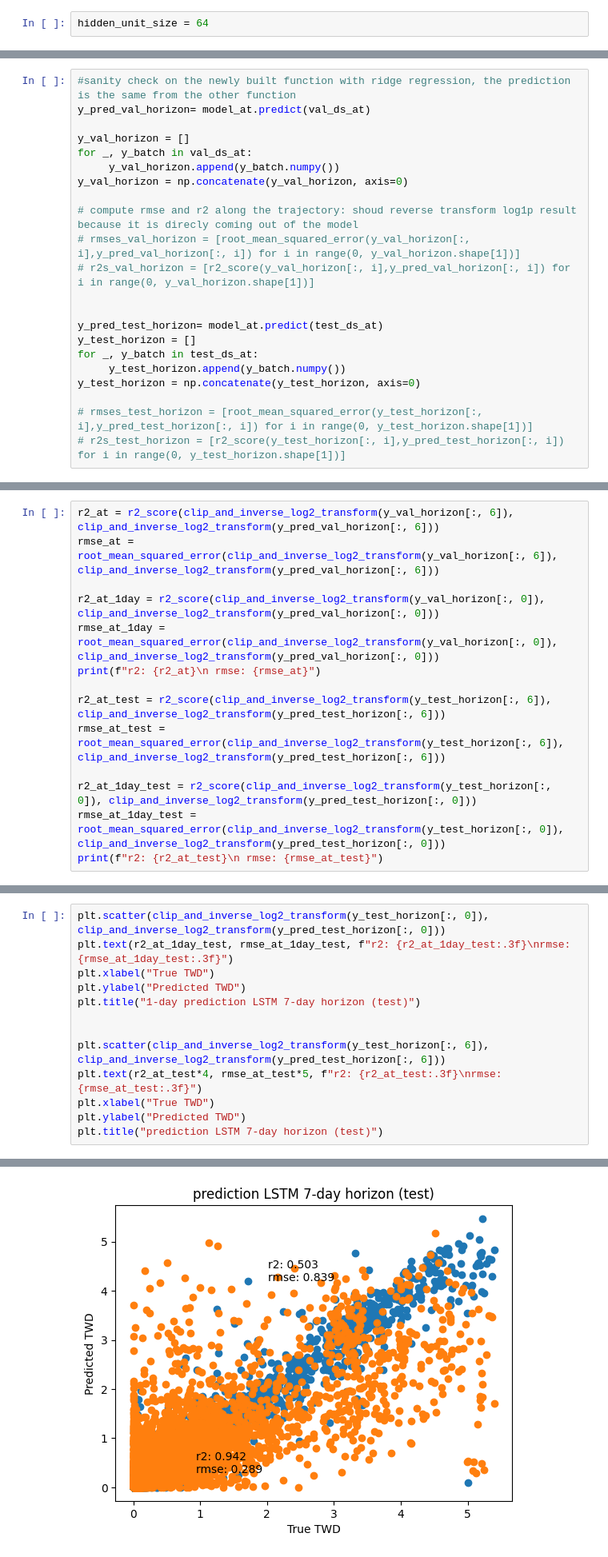
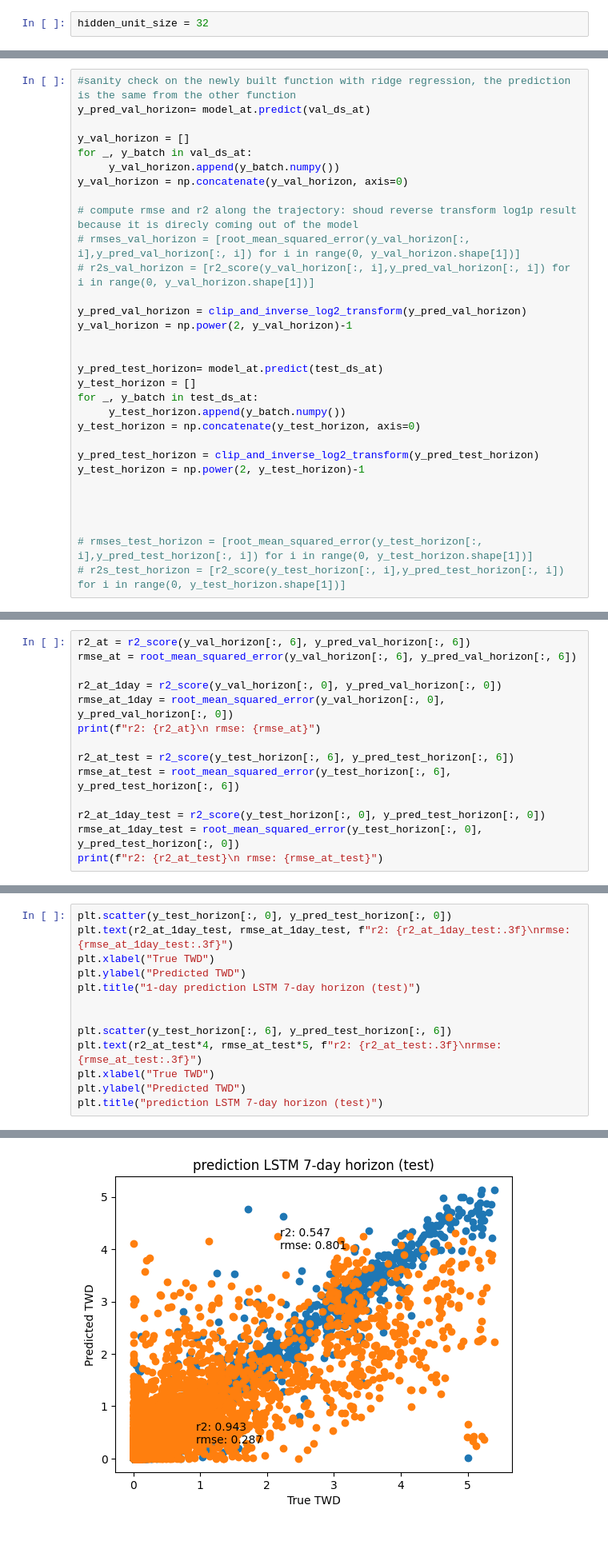
Before and after one commit to PinaColadast/eth-capstone-treewater-deficit, a Jupyter notebook: 03_RNN_small_models_horizon.ipynb, the cells around one changed output, grey strips where cells are left out. Shown at 80% size. Cells and saved outputs as stored; diff of their text form.

Commit message:
document test results

```diff
--- a/03_RNN_small_models_horizon.ipynb
+++ b/03_RNN_small_models_horizon.ipynb
@@ -629,7 +631,7 @@ Text(0.5, 1.0, 'R2 vs Horizon')
 # %% [markdown]
 - performance appears more stable when hidden space dimension is 32
 # %%
-hidden_unit_size = 64
+hidden_unit_size = 32
 # %%
 model_at = build_autoregressive_model_lstm(train_X_ts_at, train_day_feat_X_at, train_static_X_ts_at, lag_n,
                                            label_window_size = label_window_size, hidden_unit = hidden_unit_size)
@@ -698,6 +700,9 @@ y_val_horizon = np.concatenate(y_val_horizon, axis=0)
 # rmses_val_horizon = [root_mean_squared_error(y_val_horizon[:, i],y_pred_val_horizon[:, i]) for i in range(0, y_val_horizon.shape[1])]
 # r2s_val_horizon = [r2_score(y_val_horizon[:, i],y_pred_val_horizon[:, i]) for i in range(0, y_val_horizon.shape[1])]
 
+y_pred_val_horizon = clip_and_inverse_log2_transform(y_pred_val_horizon)
+y_val_horizon = np.power(2, y_val_horizon)-1
+
 
 y_pred_test_horizon= model_at.predict(test_ds_at)
 y_test_horizon = []
@@ -705,6 +710,12 @@ for _, y_batch in test_ds_at:
      y_test_horizon.append(y_batch.numpy())
 y_test_horizon = np.concatenate(y_test_horizon, axis=0)
 
+y_pred_test_horizon = clip_and_inverse_log2_transform(y_pred_test_horizon)
+y_test_horizon = np.power(2, y_test_horizon)-1
+
+
+
+
 # rmses_test_horizon = [root_mean_squared_error(y_test_horizon[:, i],y_pred_test_horizon[:, i]) for i in range(0, y_test_horizon.shape[1])]
 # r2s_test_horizon = [r2_score(y_test_horizon[:, i],y_pred_test_horizon[:, i]) for i in range(0, y_test_horizon.shape[1])]
 # %% [output]
@@ -718,15 +725,15 @@ array([0.9358731, 0.9368516, 0.9460076, ..., 0.       , 0.       ,
 # %%
-r2_at = r2_score(clip_and_inverse_log2_transform(y_val_horizon[:, 6]), clip_and_inverse_log2_transform(y_pred_val_horizon[:, 6]))
-rmse_at = root_mean_squared_error(clip_and_inverse_log2_transform(y_val_horizon[:, 6]), clip_and_inverse_log2_transform(y_pred_val_horizon[:, 6]))
+r2_at = r2_score(y_val_horizon[:, 6], y_pred_val_horizon[:, 6])
+rmse_at = root_mean_squared_error(y_val_horizon[:, 6], y_pred_val_horizon[:, 6])
 
-r2_at_1day = r2_score(clip_and_inverse_log2_transform(y_val_horizon[:, 0]), clip_and_inverse_log2_transform(y_pred_val_horizon[:, 0]))
-rmse_at_1day = root_mean_squared_error(clip_and_inverse_log2_transform(y_val_horizon[:, 0]), clip_and_inverse_log2_transform(y_pred_val_horizon[:, 0]))
+r2_at_1day = r2_score(y_val_horizon[:, 0], y_pred_val_horizon[:, 0])
+rmse_at_1day = root_mean_squared_error(y_val_horizon[:, 0], y_pred_val_horizon[:, 0])
 print(f"r2: {r2_at}\n rmse: {rmse_at}")
 
-r2_at_test = r2_score(clip_and_inverse_log2_transform(y_test_horizon[:, 6]), clip_and_inverse_log2_transform(y_pred_test_horizon[:, 6]))
-rmse_at_test = root_mean_squared_error(clip_and_inverse_log2_transform(y_test_horizon[:, 6]), clip_and_inverse_log2_transform(y_pred_test_horizon[:, 6]))
+r2_at_test = r2_score(y_test_horizon[:, 6], y_pred_test_horizon[:, 6])
+rmse_at_test = root_mean_squared_error(y_test_horizon[:, 6], y_pred_test_horizon[:, 6])
 
-r2_at_1day_test = r2_score(clip_and_inverse_log2_transform(y_test_horizon[:, 0]), clip_and_inverse_log2_transform(y_pred_test_horizon[:, 0]))
-rmse_at_1day_test = root_mean_squared_error(clip_and_inverse_log2_transform(y_test_horizon[:, 0]), clip_and_inverse_log2_transform(y_pred_test_horizon[:, 0]))
+r2_at_1day_test = r2_score(y_test_horizon[:, 0], y_pred_test_horizon[:, 0])
+rmse_at_1day_test = root_mean_squared_error(y_test_horizon[:, 0], y_pred_test_horizon[:, 0])
 print(f"r2: {r2_at_test}\n rmse: {rmse_at_test}")
 # %% [output]
@@ -737,17 +744,17 @@ r2: 0.5032113790512085
 # %%
-plt.scatter(clip_and_inverse_log2_transform(y_test_horizon[:, 0]), clip_and_inverse_log2_transform(y_pred_test_horizon[:, 0]))
+plt.scatter(y_test_horizon[:, 0], y_pred_test_horizon[:, 0])
 plt.text(r2_at_1day_test, rmse_at_1day_test, f"r2: {r2_at_1day_test:.3f}\nrmse: {rmse_at_1day_test:.3f}")
 plt.xlabel("True TWD")
 plt.ylabel("Predicted TWD")
 plt.title("1-day prediction LSTM 7-day horizon (test)")
 
 
-plt.scatter(clip_and_inverse_log2_transform(y_test_horizon[:, 6]), clip_and_inverse_log2_transform(y_pred_test_horizon[:, 6]))
+plt.scatter(y_test_horizon[:, 6], y_pred_test_horizon[:, 6])
 plt.text(r2_at_test*4, rmse_at_test*5, f"r2: {r2_at_test:.3f}\nrmse: {rmse_at_test:.3f}")
 plt.xlabel("True TWD")
 plt.ylabel("Predicted TWD")
 plt.title("prediction LSTM 7-day horizon (test)")
 # %% [output]
 Text(0.5, 1.0, 'prediction LSTM 7-day horizon (test)')
-[figure, old version]
+[figure, new version]
 # %%
```
Also changed, not shown: parts of 17 cells of this notebook, 7 other files.
